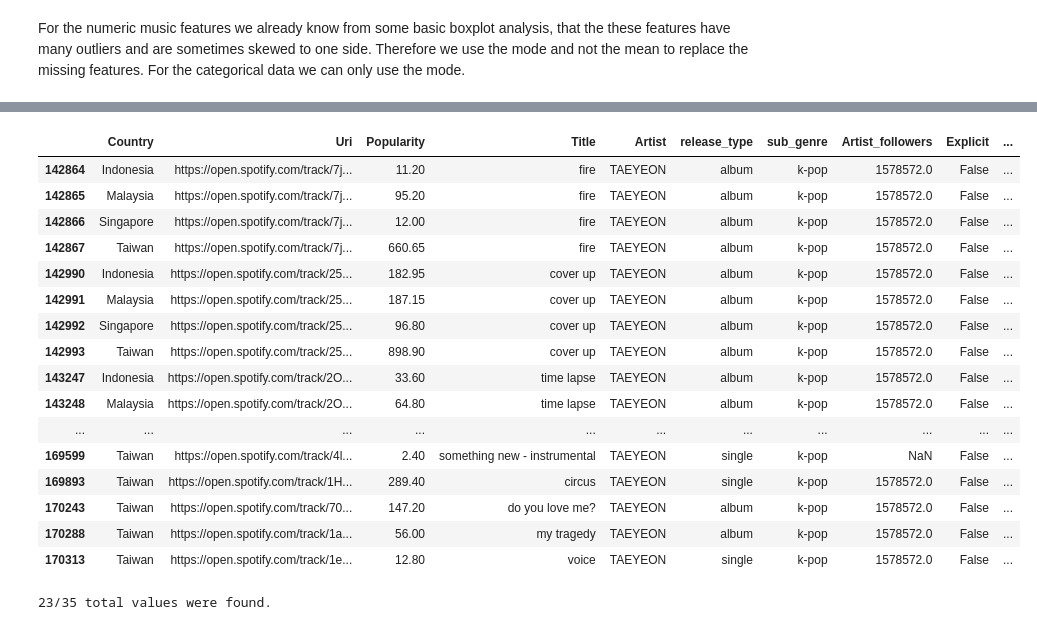
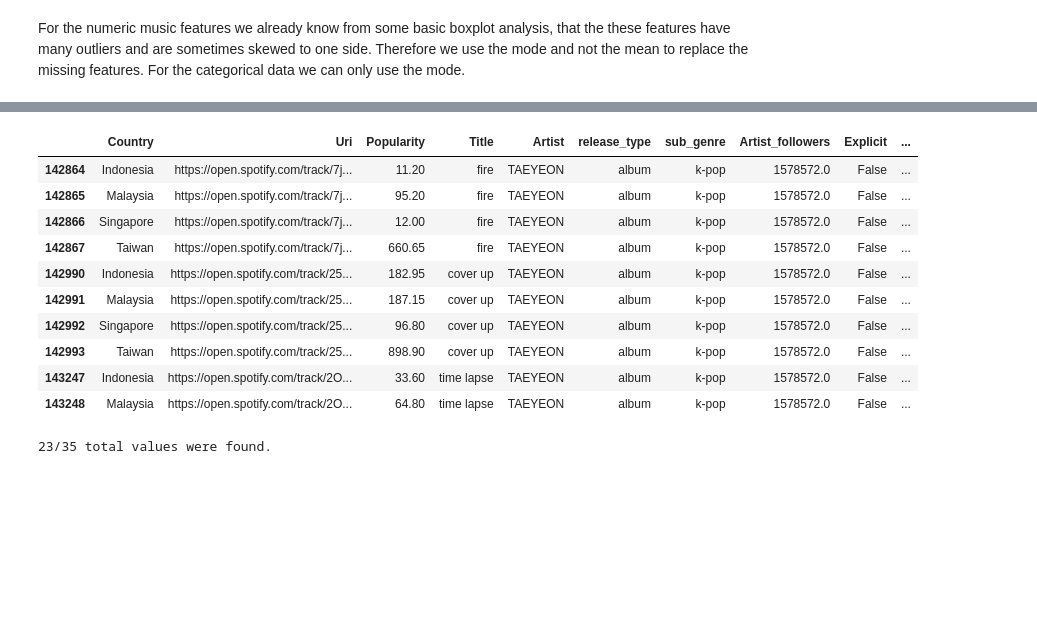
Before and after one commit to MaxiTrien/spotify-data-science-project, a Jupyter notebook: data_cleaning.ipynb, the cells around one changed output, grey strips where cells are left out. Cells and saved outputs as stored; diff of their text form; code cells hidden in the pictures; blank space fills up the shorter version.

```diff
--- a/data_cleaning.ipynb
+++ b/data_cleaning.ipynb
@@ -9,7 +9,7 @@ import warnings
 
 warnings.filterwarnings("ignore")
 pd.set_option('display.max_columns', None)
-pd.set_option('display.max_rows', 300)
+pd.set_option('display.max_rows', 500)
 %matplotlib inline
 # %%
 df=pd.read_csv('dataset_\Final database.csv')
@@ -309,18 +309,18 @@ For the numeric music features we already know from some basic boxplot analysis,
 # Music Features
 # First handle the missing numeric data
 
-df['danceability'].fillna(df['danceability'].mode(), inplace=True)
-df['energy'].fillna(df['energy'].mode(), inplace=True)
-df['loudness'].fillna(df['loudness'].mode(), inplace=True)
-df['speechiness'].fillna(df['speechiness'].mode(), inplace=True)
-df['instrumentalness'].fillna(df['instrumentalness'].mode(), inplace=True)
-df['liveliness'].fillna(df['liveliness'].mode(), inplace=True)
-df['valence'].fillna(df['valence'].mode(), inplace=True)
-df['tempo'].fillna(df['tempo'].mode(), inplace=True)
+df['danceability'].fillna(df['danceability'].mode()[0], inplace=True)
+df['energy'].fillna(df['energy'].mode()[0], inplace=True)
+df['loudness'].fillna(df['loudness'].mode()[0], inplace=True)
+df['speechiness'].fillna(df['speechiness'].mode()[0], inplace=True)
+df['instrumentalness'].fillna(df['instrumentalness'].mode()[0], inplace=True)
+df['liveliness'].fillna(df['liveliness'].mode()[0], inplace=True)
+df['valence'].fillna(df['valence'].mode()[0], inplace=True)
+df['tempo'].fillna(df['tempo'].mode()[0], inplace=True)
 
 # Now handle the missing categorical data
-df['mode'].fillna(df['mode'].mode(), inplace=True)
-df['key'].fillna(df['key'].mode(), inplace=True)
-df['time_signature'].fillna(df['time_signature'].mode(), inplace=True)
+df['mode'].fillna(df['mode'].mode()[0], inplace=True)
+df['key'].fillna(df['key'].mode()[0], inplace=True)
+df['time_signature'].fillna(df['time_signature'].mode()[0], inplace=True)
 # %%
 # Now lets take a look at the artist followers
@@ -346,24 +346,18 @@ df[df['Artist_followers'].isna()]
 # %%
 # If we try to map the followers from different listings in countries to the ones that are missing we can solve some of the problems
-df[df['Artist'] == 'TAEYEON']
+df[df['Artist'] == 'TAEYEON'].head(10)
 # %% [output]
 |  | Country | Uri | Popularity | Title | Artist | release_type | sub_genre | Artist_followers | Explicit | ... |
 | 142864 | Indonesia | https://open.spotify.com/track/7j... | 11.20 | fire | TAEYEON | album | k-pop | 1578572.0 | False | ... |
 | 142865 | Malaysia | https://open.spotify.com/track/7j... | 95.20 | fire | TAEYEON | album | k-pop | 1578572.0 | False | ... |
 | 142866 | Singapore | https://open.spotify.com/track/7j... | 12.00 | fire | TAEYEON | album | k-pop | 1578572.0 | False | ... |
 | 142867 | Taiwan | https://open.spotify.com/track/7j... | 660.65 | fire | TAEYEON | album | k-pop | 1578572.0 | False | ... |
 | 142990 | Indonesia | https://open.spotify.com/track/25... | 182.95 | cover up | TAEYEON | album | k-pop | 1578572.0 | False | ... |
 | 142991 | Malaysia | https://open.spotify.com/track/25... | 187.15 | cover up | TAEYEON | album | k-pop | 1578572.0 | False | ... |
 | 142992 | Singapore | https://open.spotify.com/track/25... | 96.80 | cover up | TAEYEON | album | k-pop | 1578572.0 | False | ... |
 | 142993 | Taiwan | https://open.spotify.com/track/25... | 898.90 | cover up | TAEYEON | album | k-pop | 1578572.0 | False | ... |
 | 143247 | Indonesia | https://open.spotify.com/track/2O... | 33.60 | time lapse | TAEYEON | album | k-pop | 1578572.0 | False | ... |
 | 143248 | Malaysia | https://open.spotify.com/track/2O... | 64.80 | time lapse | TAEYEON | album | k-pop | 1578572.0 | False | ... |
-| ... | ... | ... | ... | ... | ... | ... | ... | ... | ... | ... |
-| 169599 | Taiwan | https://open.spotify.com/track/4l... | 2.40 | something new - instrumental | TAEYEON | single | k-pop | NaN | False | ... |
-| 169893 | Taiwan | https://open.spotify.com/track/1H... | 289.40 | circus | TAEYEON | single | k-pop | 1578572.0 | False | ... |
-| 170243 | Taiwan | https://open.spotify.com/track/70... | 147.20 | do you love me? | TAEYEON | album | k-pop | 1578572.0 | False | ... |
-| 170288 | Taiwan | https://open.spotify.com/track/1a... | 56.00 | my tragedy | TAEYEON | album | k-pop | 1578572.0 | False | ... |
-| 170313 | Taiwan | https://open.spotify.com/track/1e... | 12.80 | voice | TAEYEON | single | k-pop | 1578572.0 | False | ... |
 # %%
 df['Artist_followers'] = pd.to_numeric(df['Artist_followers'], errors='coerce')
 # %%
```
Also changed, not shown: parts of 7 cells of this notebook.
